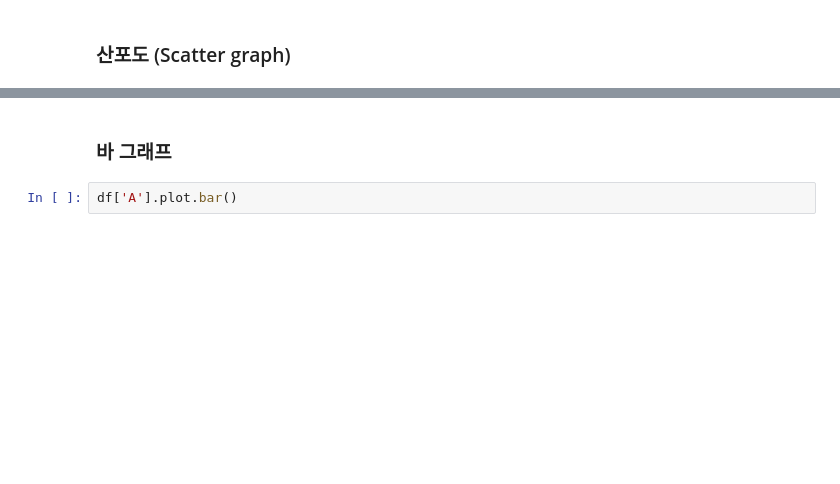
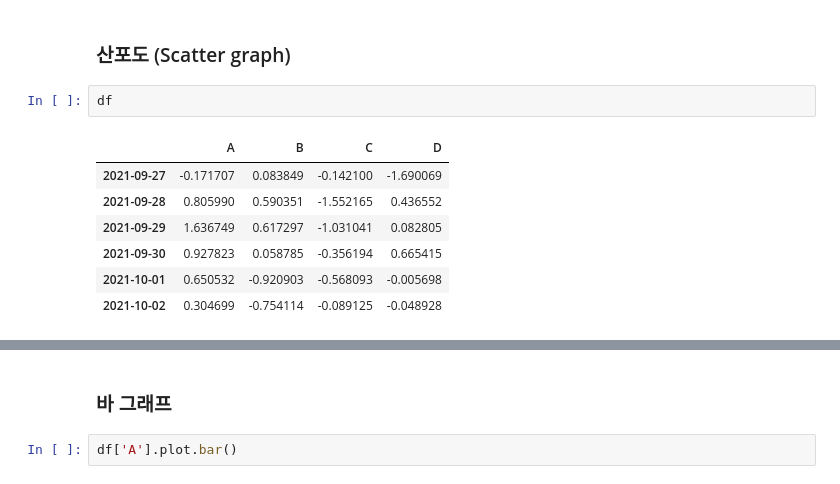
Before and after one commit to KTM001/PDM01, a Jupyter notebook: py-pandas/pandas_4_visualizing_df.ipynb, the cells around one changed output, grey strips where cells are left out. Drawn from its saved outputs; the diff is of its cells as text; blank space fills up the shorter version.

```diff
--- a/py-pandas/pandas_4_visualizing_df.ipynb
+++ b/py-pandas/pandas_4_visualizing_df.ipynb
@@ -102,4 +97,14 @@ df.plot(y=['A','C'], marker='o')
 # %% [markdown]
 ### 산포도 (Scatter graph)
+# %%
+df
+# %% [output]
+|  | A | B | C | D |
+| 2021-09-27 | -0.171707 | 0.083849 | -0.142100 | -1.690069 |
+| 2021-09-28 | 0.805990 | 0.590351 | -1.552165 | 0.436552 |
+| 2021-09-29 | 1.636749 | 0.617297 | -1.031041 | 0.082805 |
+| 2021-09-30 | 0.927823 | 0.058785 | -0.356194 | 0.665415 |
+| 2021-10-01 | 0.650532 | -0.920903 | -0.568093 | -0.005698 |
+| 2021-10-02 | 0.304699 | -0.754114 | -0.089125 | -0.048928 |
 # %%
 df.plot(kind='scatter',x='C',y='A', color='r', marker='o', s=32)
```
Also changed, not shown: parts of 25 cells of this notebook.
